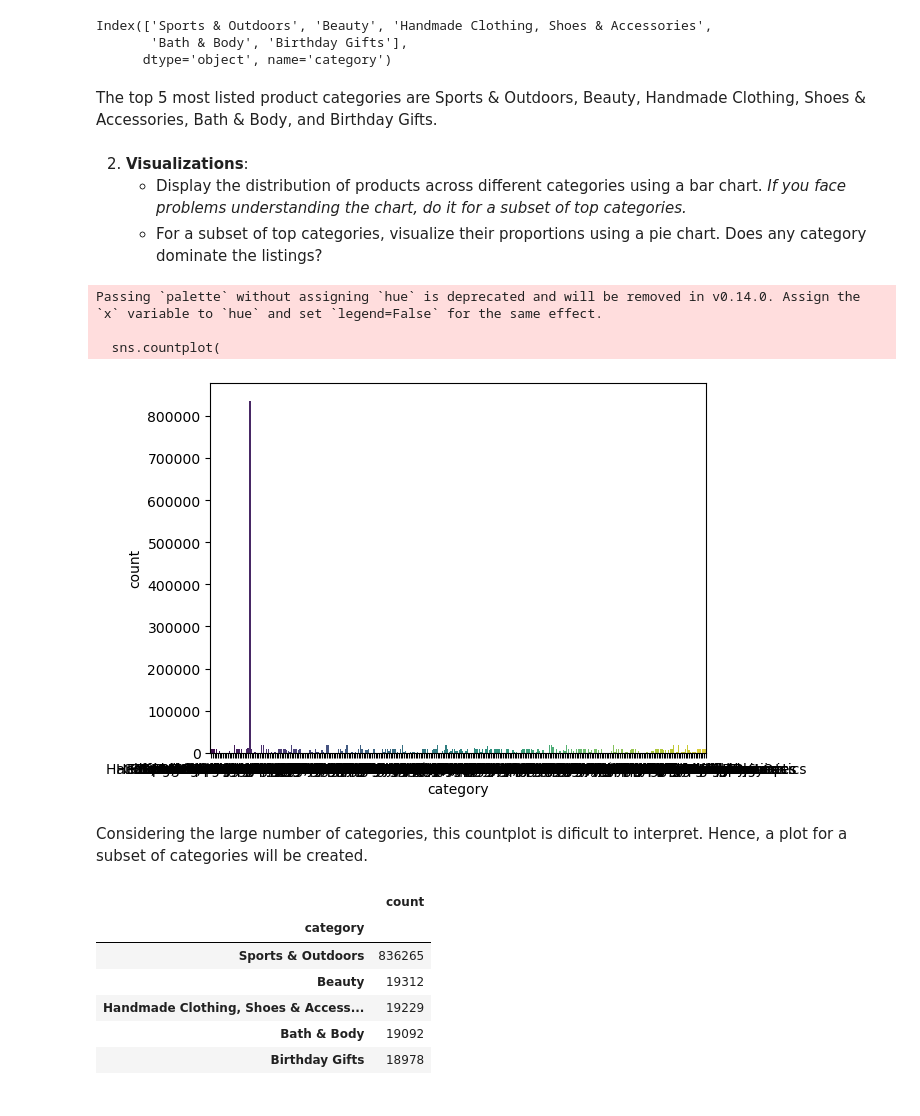
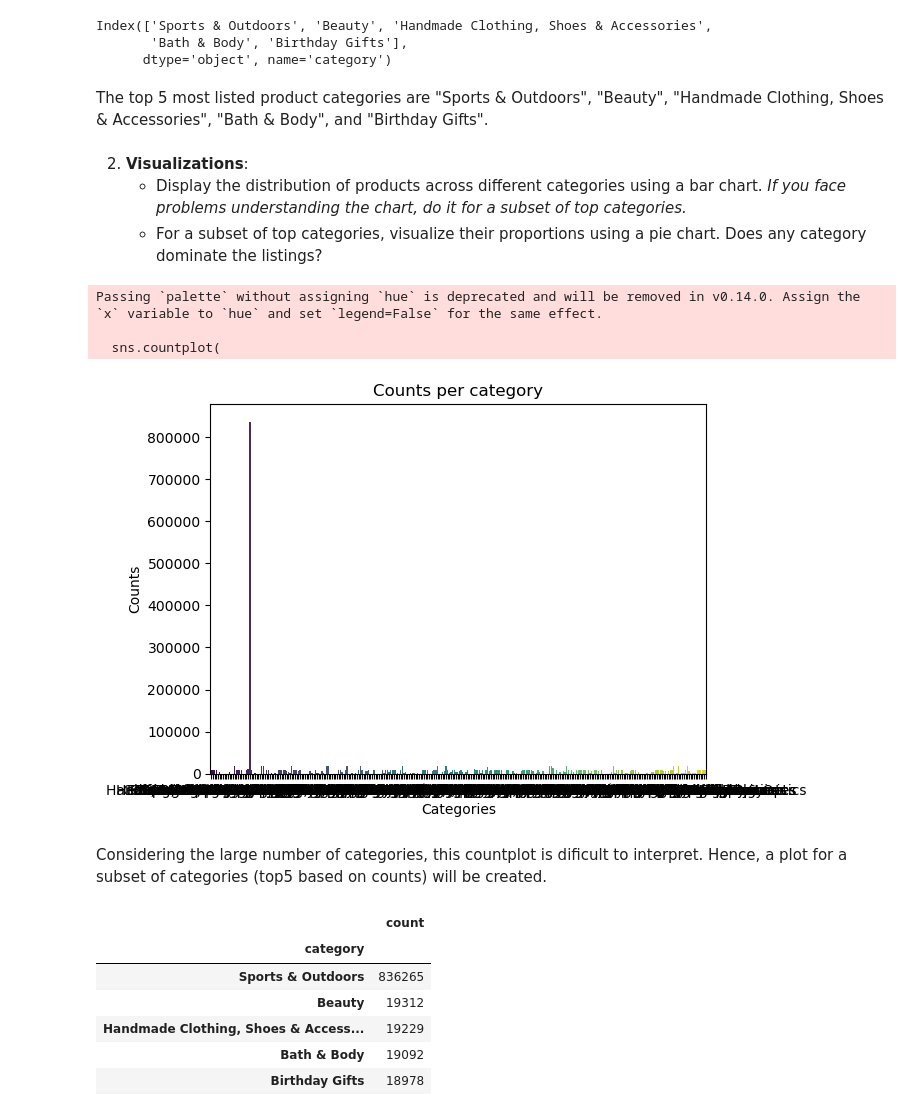
Before and after one commit to brunojrg/lab-eda-univariate, a Jupyter notebook: main.ipynb, the cells around one changed output. Drawn from its saved outputs; the diff is of its cells as text; code cells hidden in the pictures.

```diff
--- a/main.ipynb
+++ b/main.ipynb
@@ -114,7 +112,7 @@ Index(['Sports & Outdoors', 'Beauty', 'Handmade Clothing, Shoes & Accessories',
        'Bath & Body', 'Birthday Gifts'],
       dtype='object', name='category')
 # %% [markdown]
-The top 5 most listed product categories are Sports & Outdoors, Beauty, Handmade Clothing, Shoes & Accessories, Bath & Body, and Birthday Gifts.
+The top 5 most listed product categories are "Sports & Outdoors", "Beauty", "Handmade Clothing, Shoes & Accessories", "Bath & Body", and "Birthday Gifts".
 # %% [markdown]
 2. **Visualizations**:
     - Display the distribution of products across different categories using a bar chart. *If you face problems understanding the chart, do it for a subset of top categories.*
@@ -122,18 +120,21 @@ The top 5 most listed product categories are Sports & Outdoors, Beauty, Handmade
 # %%
 sns.countplot(
     x="category",
     data=df,
     palette='viridis',
     legend=False,
 )
+plt.xlabel("Categories")
+plt.ylabel("Counts")
+plt.title("Counts per category")
 plt.show()
 # %% [output]
 Passing `palette` without assigning `hue` is deprecated and will be removed in v0.14.0. Assign the `x` variable to `hue` and set `legend=False` for the same effect.
 
   sns.countplot(
-[figure, old version]
+[figure, new version]
 # %% [markdown]
-Considering the large number of categories, this countplot is dificult to interpret. Hence, a plot for a subset of categories will be created.
+Considering the large number of categories, this countplot is dificult to interpret. Hence, a plot for a subset of categories (top5 based on counts) will be created.
 # %%
 df2 = pd.DataFrame(top_5_category)
 df2
```
Also changed, not shown: parts of 13 cells of this notebook.
